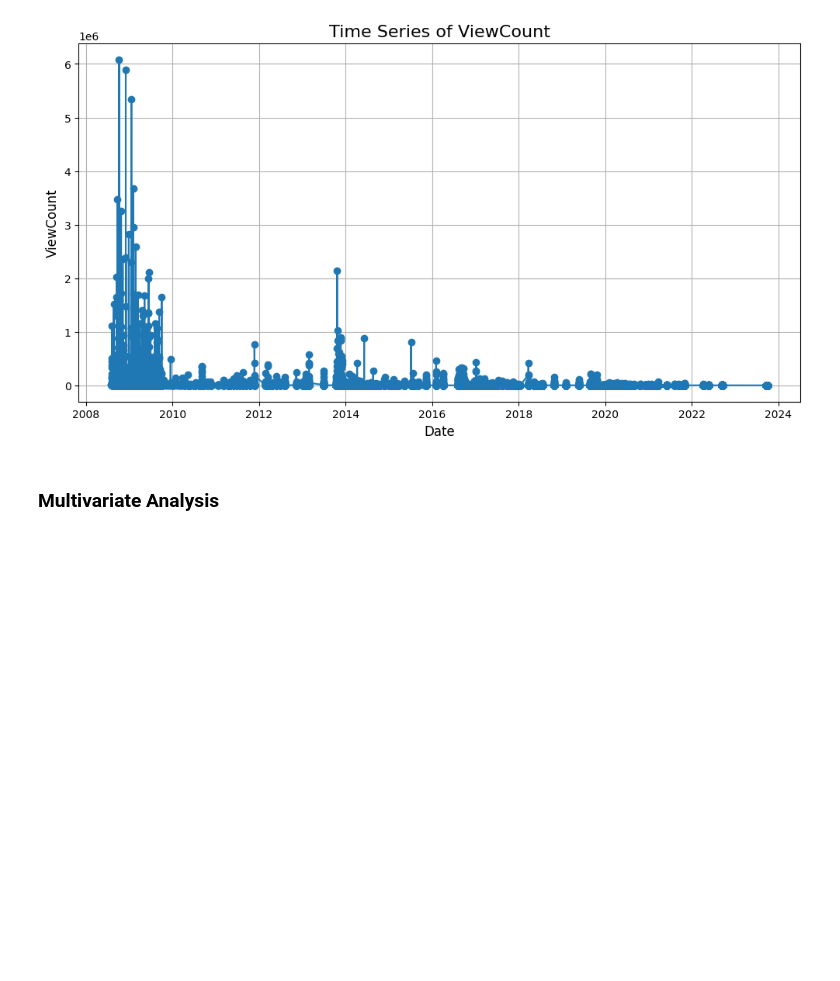
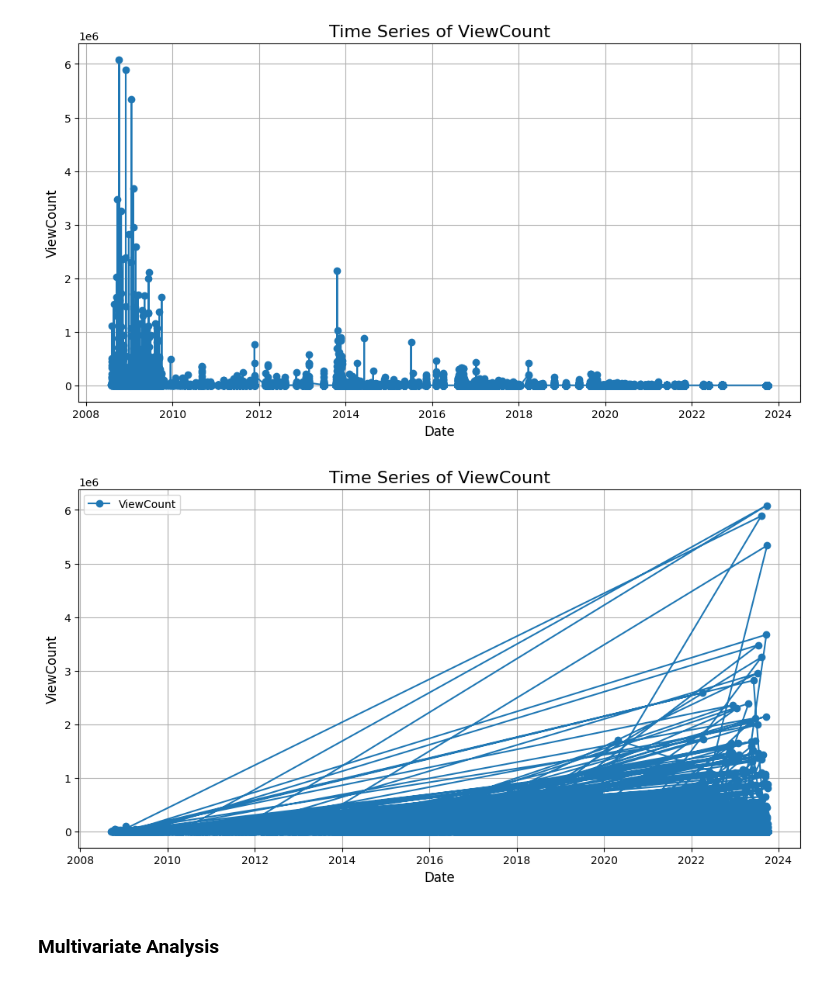
Before and after one commit to levine01/ChatGPT-Impact-on-StackOverFlow, a Jupyter notebook: main.ipynb, the cells around one changed output. Cells and saved outputs as stored; diff of their text form; code cells hidden in the pictures; blank space fills up the shorter version.

```diff
--- a/main.ipynb
+++ b/main.ipynb
@@ -584,6 +585,36 @@ plt.grid(True)
 plt.show()
 # %% [output]
 [figure]
+# %%
+import matplotlib.pyplot as plt
+
+# Assuming you have a DataFrame called 'data' with columns including 'LastActivityDate' and 'ViewCount'
+# Convert 'LastActivityDate' to datetime
+data['LastActivityDate'] = pd.to_datetime(data['LastActivityDate'])
+
+# Set 'LastActivityDate' as the DataFrame index
+data.set_index('LastActivityDate', inplace=True)
+
+# Create a single subplot for both time series
+plt.figure(figsize=(12, 6))
+
+# Choose the variables for time series analysis
+variables_to_plot = ['ViewCount']
+
+# Plot the time series for each variable
+for variable_to_plot in variables_to_plot:
+    plt.plot(data.index, data[variable_to_plot], marker='o', linestyle='-', label=variable_to_plot)
+
+plt.title('Time Series of ViewCount', fontsize=16)
+plt.xlabel('Date', fontsize=12)
+plt.ylabel('ViewCount', fontsize=12)
+plt.grid(True)
+plt.legend()
+
+# Show the plot
+plt.show()
+# %% [output]
+[figure, added]
 # %% [markdown]
 ### Multivariate Analysis
 # %%
```
Also changed, not shown: parts of 5 cells of this notebook.
